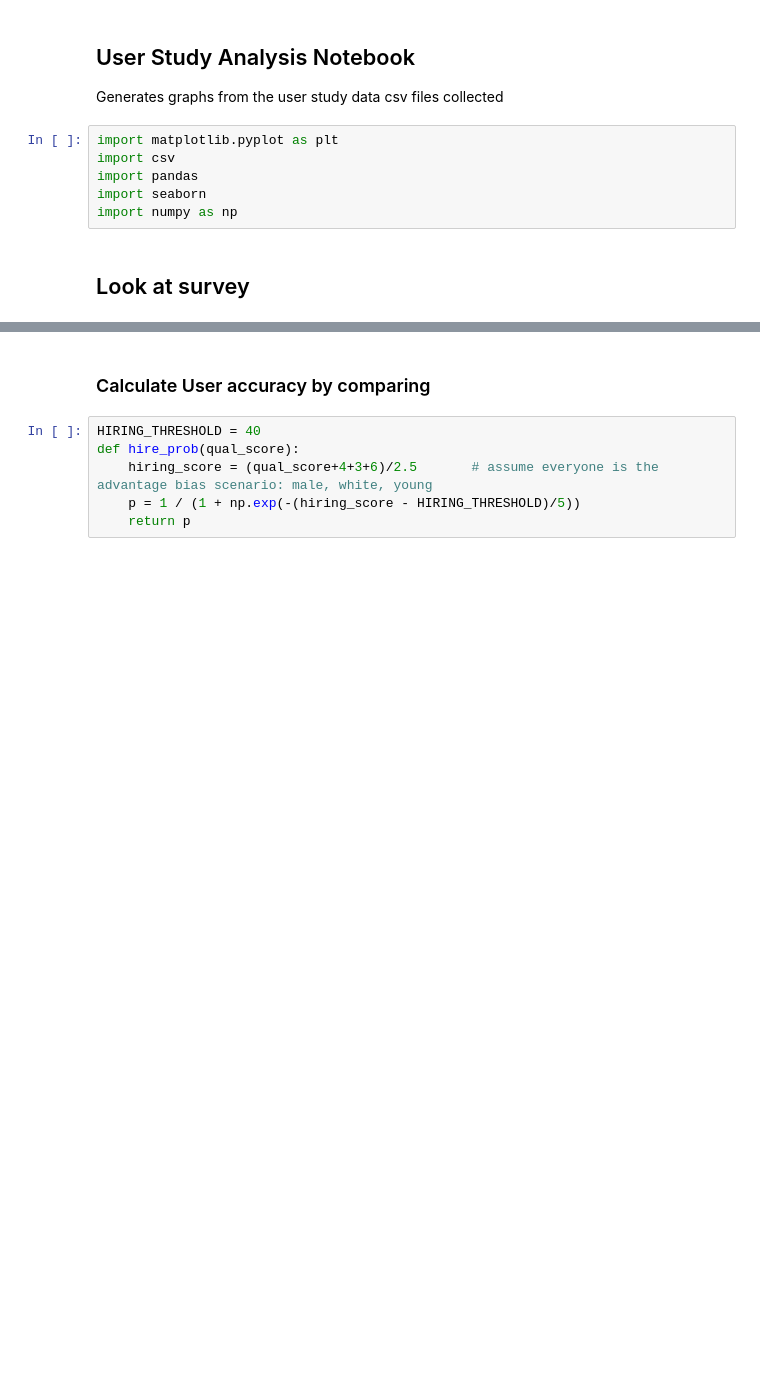
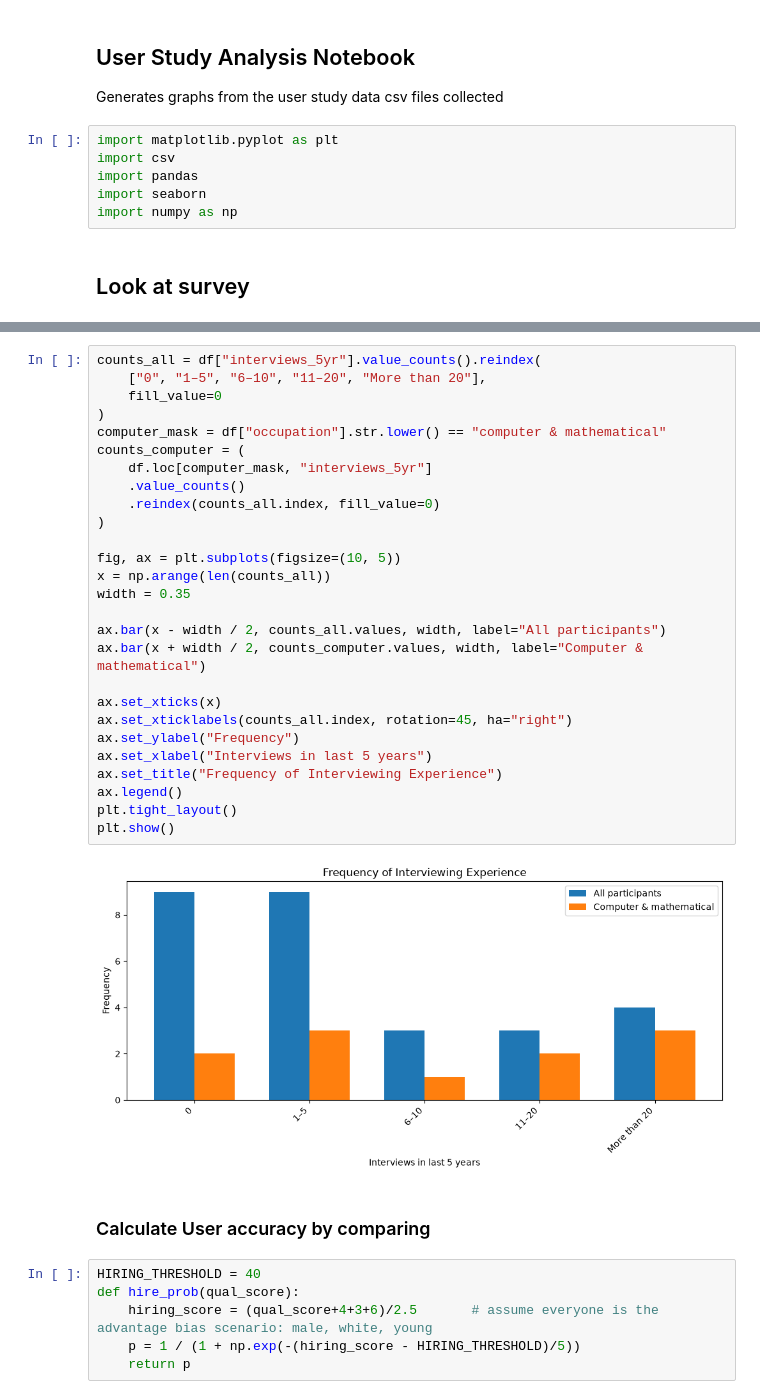
Before and after one commit to DrMilkX/biasqd-userstudy, a Jupyter notebook: user_study_analysis.ipynb, the cells around one changed output, grey strips where cells are left out. Drawn from its saved outputs; the diff is of its cells as text; blank space fills up the shorter version.

```diff
--- a/user_study_analysis.ipynb
+++ b/user_study_analysis.ipynb
@@ -117,3 +117,32 @@ plt.show()
+# %%
+counts_all = df["interviews_5yr"].value_counts().reindex(
+    ["0", "1–5", "6–10", "11–20", "More than 20"],
+    fill_value=0
+)
+computer_mask = df["occupation"].str.lower() == "computer & mathematical"
+counts_computer = (
+    df.loc[computer_mask, "interviews_5yr"]
+    .value_counts()
+    .reindex(counts_all.index, fill_value=0)
+)
+
+fig, ax = plt.subplots(figsize=(10, 5))
+x = np.arange(len(counts_all))
+width = 0.35
+
+ax.bar(x - width / 2, counts_all.values, width, label="All participants")
+ax.bar(x + width / 2, counts_computer.values, width, label="Computer & mathematical")
+
+ax.set_xticks(x)
+ax.set_xticklabels(counts_all.index, rotation=45, ha="right")
+ax.set_ylabel("Frequency")
+ax.set_xlabel("Interviews in last 5 years")
+ax.set_title("Frequency of Interviewing Experience")
+ax.legend()
+plt.tight_layout()
+plt.show()
+# %% [output]
+[figure, added]
 # %% [markdown]
 ### Calculate User accuracy by comparing
 # %%
```
Also changed, not shown: parts of 11 cells of this notebook, 8 other files.
